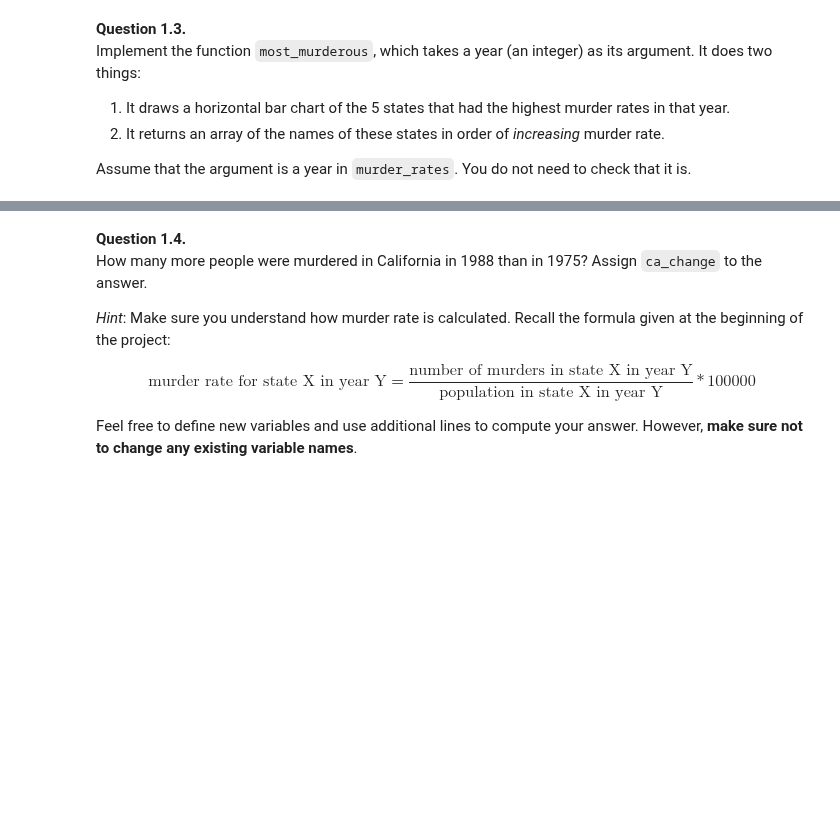
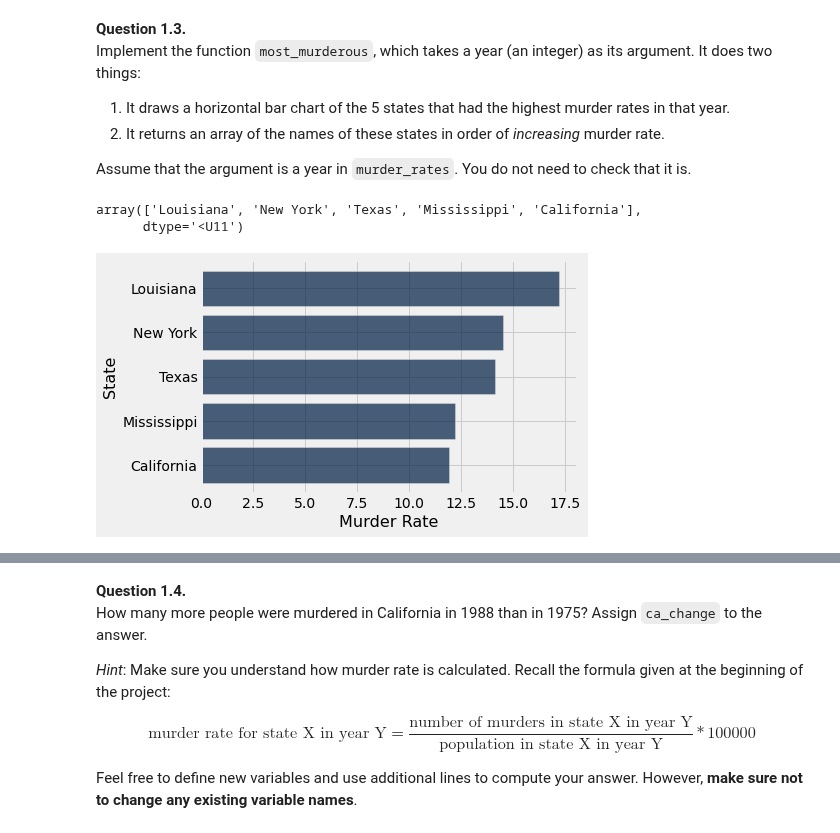
Before and after one commit to ciretorres/python, a Jupyter notebook: data8.2x/Week3/lab03_inference_pt1/lab03.ipynb, the cells around one changed output, grey strips where cells are left out. Cells and saved outputs as stored; diff of their text form; code cells hidden in the pictures; blank space fills up the shorter version.

```diff
--- a/data8.2x/Week3/lab03_inference_pt1/lab03.ipynb
+++ b/data8.2x/Week3/lab03_inference_pt1/lab03.ipynb
@@ -131,13 +196,18 @@ Assume that the argument is a year in `murder_rates`. You do not need to check t
 # %%
 def most_murderous(year):
     # Assign most to a table of the most murderous states this year in ascending order.
-    data_for_year = ...
-    sorted_data = ...
-    top_5 = ...
+    data_for_year = year
+    sorted_data = murder_rates.where('Year', data_for_year).sort('Murder Rate', descending=True)
+#    top_5 = sorted_data.take(np.arange(0,5))
+    top_5 = sorted_data.take[:5]
     top_5.barh('State', 'Murder Rate')
     return top_5.column('State')
 
 most_murderous(1990) # California, Mississippi, ...,
+# %% [output]
+array(['Louisiana', 'New York', 'Texas', 'Mississippi', 'California'],
+      dtype='<U11')
+[figure, added]
 # %%
 # When you run this cell, several bar charts will be displayed. You can ignore them.
 grade("tests/q1_3.py")
```
Also changed, not shown: parts of 38 cells of this notebook.
